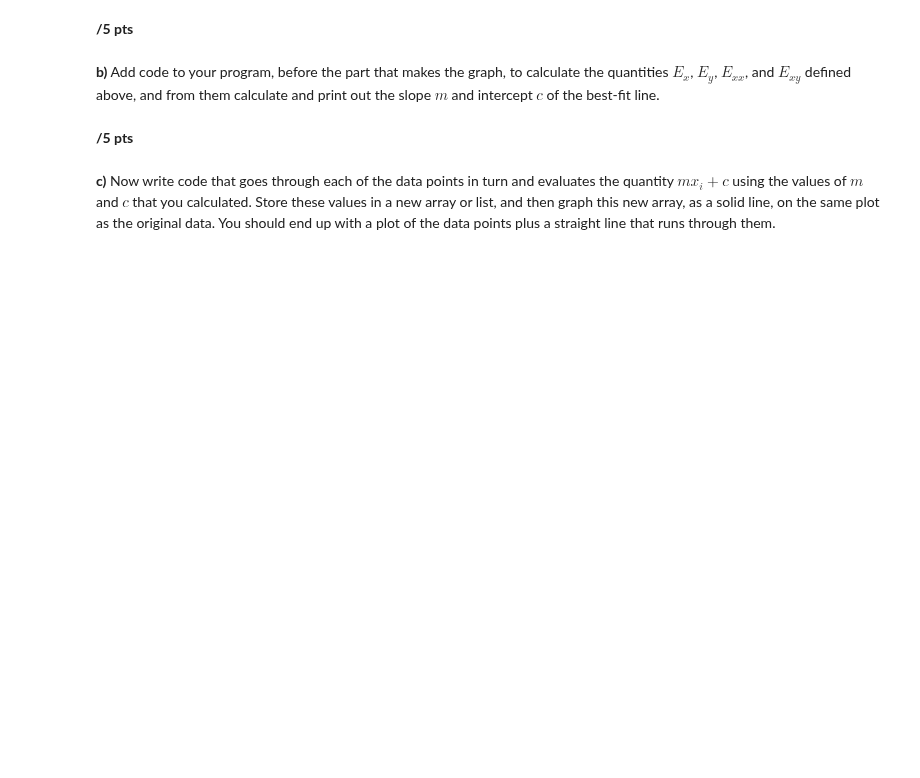
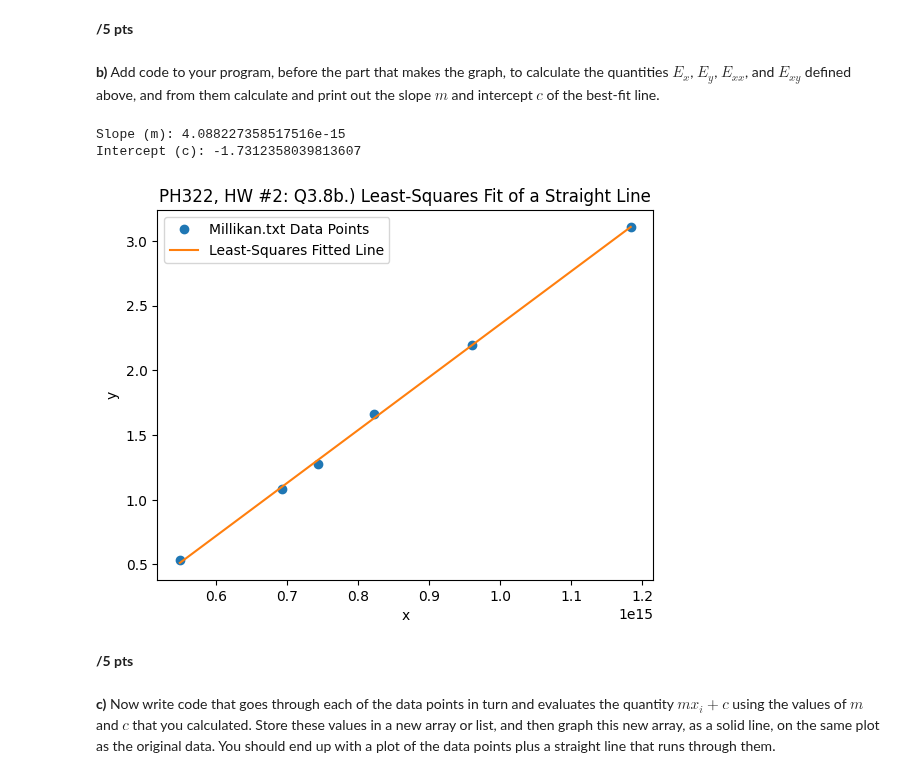
Before and after one commit to DebuggerDan/ph322-computational-physics-sp23, a Jupyter notebook: hw_2_notebook.ipynb, the cells around one changed output. Drawn from its saved outputs; the diff is of its cells as text; code cells hidden in the pictures; blank space fills up the shorter version.

```diff
--- a/hw_2_notebook.ipynb
+++ b/hw_2_notebook.ipynb
@@ -630,6 +663,51 @@ best fits the given data.
   calculate the quantities $E_x$, $E_y$, $E_{xx}$, and $E_{xy}$ defined
   above, and from them calculate and print out the slope $m$ and
   intercept $c$ of the best-fit line.
+# %%
+### PH 322 - HW #2, Q3.8b.) - Dan Jang
+# Credits: ChatGPT for matplotlib & numpy help
+
+import numpy as np
+import matplotlib.pyplot as plt
+
+# Data points
+# Note: Unsure if direct millikan.txt file reading was inferred, but putting data points from the txt file directly, to avoid issues with missing attachments, e.g. from HW #1.
+data = np.array([[5.4874e+14, 0.5309],
+                 [6.931e+14, 1.0842],
+                 [7.4307e+14, 1.2734],
+                 [8.2193e+14, 1.6598],
+                 [9.6074e+14, 2.19856],
+                 [1.184e+15, 3.10891]])
+
+x = data[:, 0]
+y = data[:, 1]
+
+# Calculate the quantities E_x, E_y, E_xx, and E_xy
+E_x = np.mean(x)
+E_y = np.mean(y)
+E_xx = np.mean(x * x)
+E_xy = np.mean(x * y)
+
+# Calculate the slope (m) and intercept (c) of the best-fit line
+m = (E_x * E_y - E_xy) / (E_x**2 - E_xx)
+c = E_y - m * E_x
+
+# Print the slope and intercept
+print("Slope (m):", m)
+print("Intercept (c):", c)
+
+# Plot the data points and the fitted line
+plt.plot(x, y, 'o', label='Millikan.txt Data Points')
+plt.plot(x, m*x + c, '-', label='Least-Squares Fitted Line')
+plt.xlabel('x')
+plt.ylabel('y')
+plt.title('PH322, HW #2: Q3.8b.) Least-Squares Fit of a Straight Line')
+plt.legend()
+plt.show()
+# %% [output]
+Slope (m): 4.088227358517516e-15
+Intercept (c): -1.7312358039813607
+[figure, added]
 # %% [markdown]
 **/5 pts**
 # %% [markdown]
```
Also changed, not shown: parts of 4 cells of this notebook.
